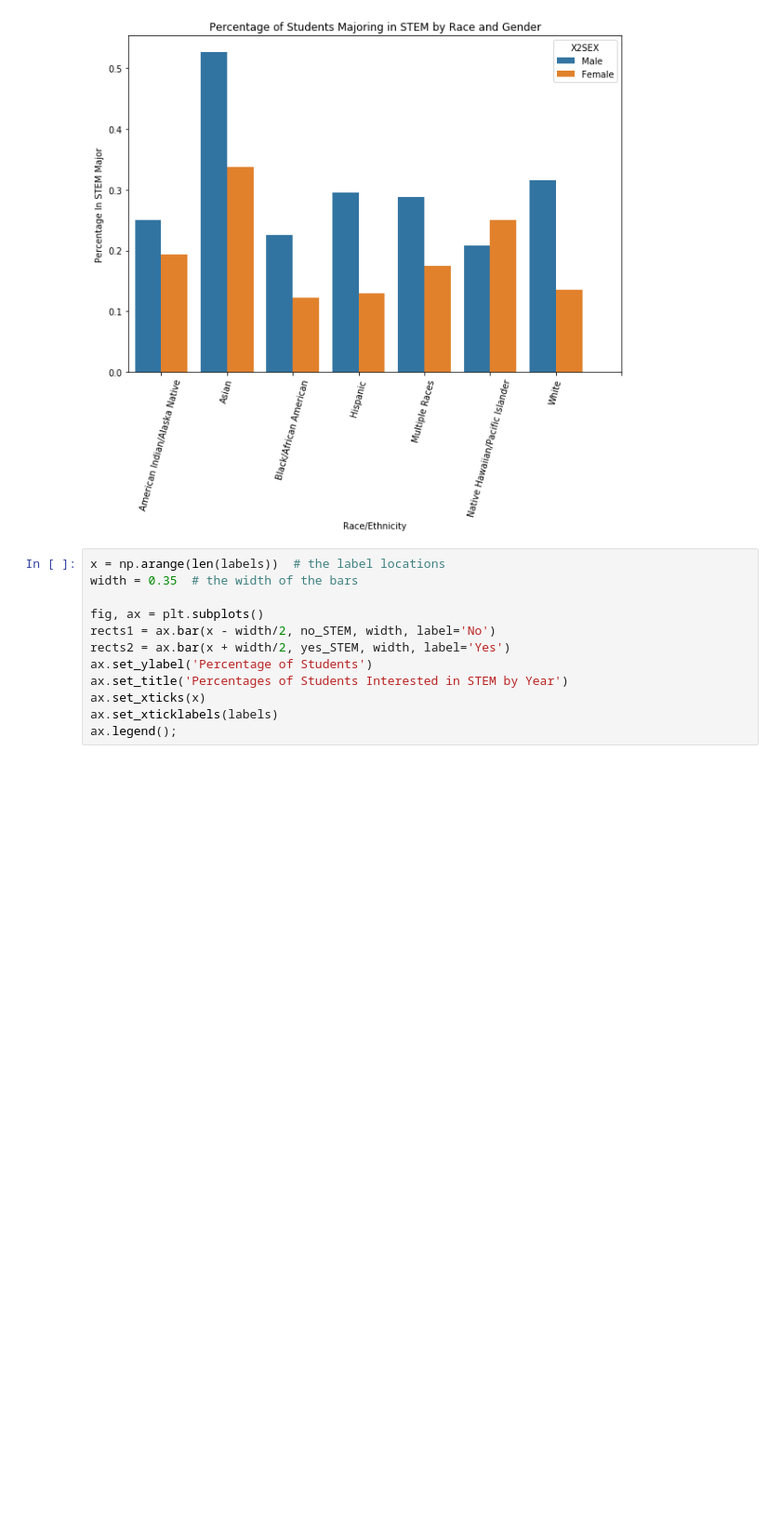
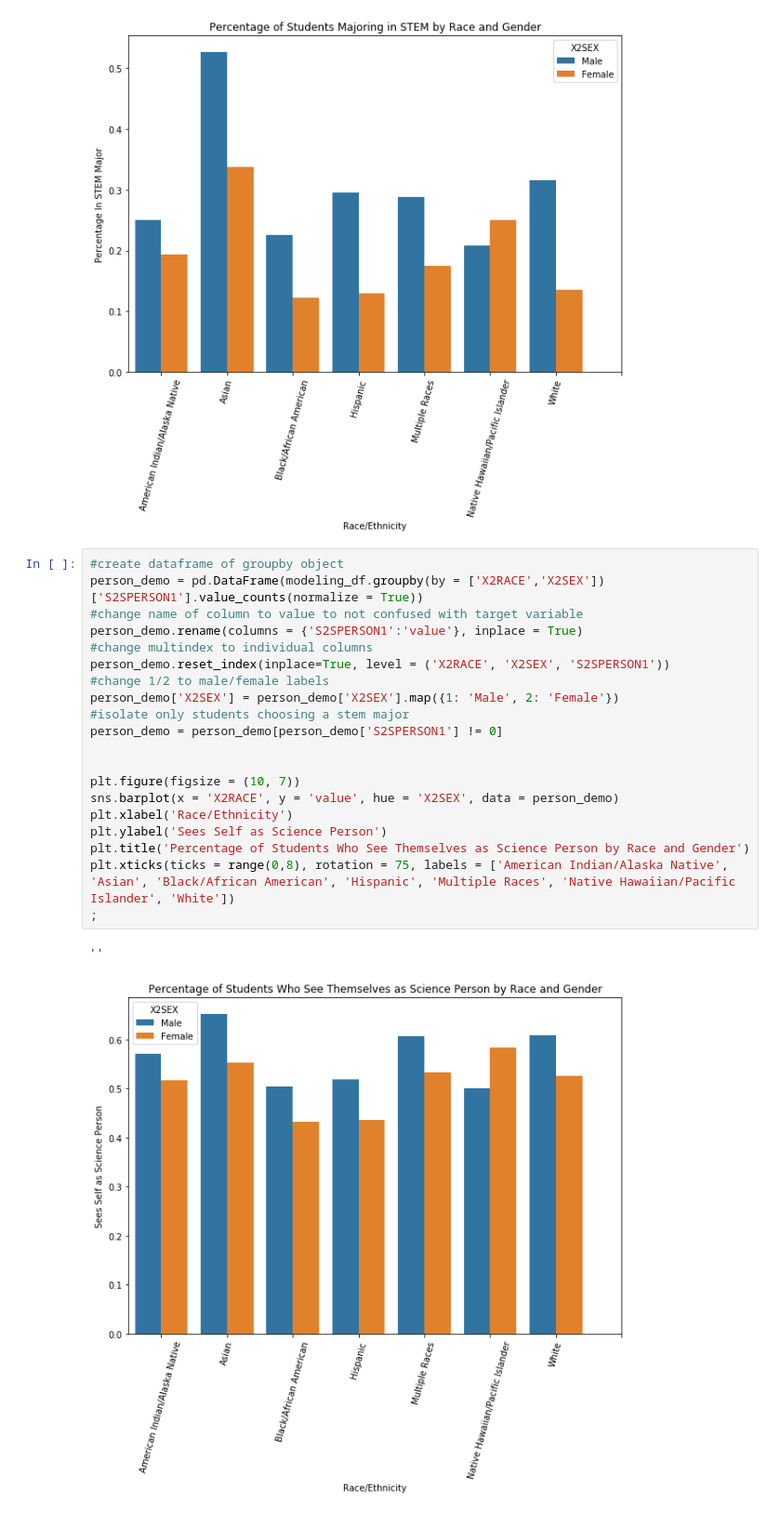
Before and after one commit to laurenphipps/STEM-majors, a Jupyter notebook: EDAviz.ipynb, the cells around one changed output. Shown at 93% size. Cells and saved outputs as stored; diff of their text form; blank space fills up the shorter version.

Commit message:
outlined final notebook, added viz for seeing self as STEM person

```diff
--- a/EDAviz.ipynb
+++ b/EDAviz.ipynb
@@ -411,15 +411,26 @@ plt.xticks(ticks = range(0,8), rotation = 75, labels = ['American Indian/Alaska
 # %% [output]
 ''
 [figure]
-# %%
-x = np.arange(len(labels))  # the label locations
-width = 0.35  # the width of the bars
-
-fig, ax = plt.subplots()
-rects1 = ax.bar(x - width/2, no_STEM, width, label='No')
-rects2 = ax.bar(x + width/2, yes_STEM, width, label='Yes')
-ax.set_ylabel('Percentage of Students')
-ax.set_title('Percentages of Students Interested in STEM by Year')
-ax.set_xticks(x)
-ax.set_xticklabels(labels)
-ax.legend();
+# %%
+#create dataframe of groupby object
+person_demo = pd.DataFrame(modeling_df.groupby(by = ['X2RACE','X2SEX'])['S2SPERSON1'].value_counts(normalize = True))
+#change name of column to value to not confused with target variable
+person_demo.rename(columns = {'S2SPERSON1':'value'}, inplace = True)
+#change multindex to individual columns
+person_demo.reset_index(inplace=True, level = ('X2RACE', 'X2SEX', 'S2SPERSON1'))
+#change 1/2 to male/female labels
+person_demo['X2SEX'] = person_demo['X2SEX'].map({1: 'Male', 2: 'Female'})
+#isolate only students choosing a stem major
+person_demo = person_demo[person_demo['S2SPERSON1'] != 0]
+
+
+plt.figure(figsize = (10, 7))
+sns.barplot(x = 'X2RACE', y = 'value', hue = 'X2SEX', data = person_demo)
+plt.xlabel('Race/Ethnicity')
+plt.ylabel('Sees Self as Science Person')
+plt.title('Percentage of Students Who See Themselves as Science Person by Race and Gender')
+plt.xticks(ticks = range(0,8), rotation = 75, labels = ['American Indian/Alaska Native', 'Asian', 'Black/African American', 'Hispanic', 'Multiple Races', 'Native Hawaiian/Pacific Islander', 'White'])
+;
+# %% [output]
+''
+[figure, added]
```
Also changed, not shown: parts of 8 cells of this notebook, 2 other files.
